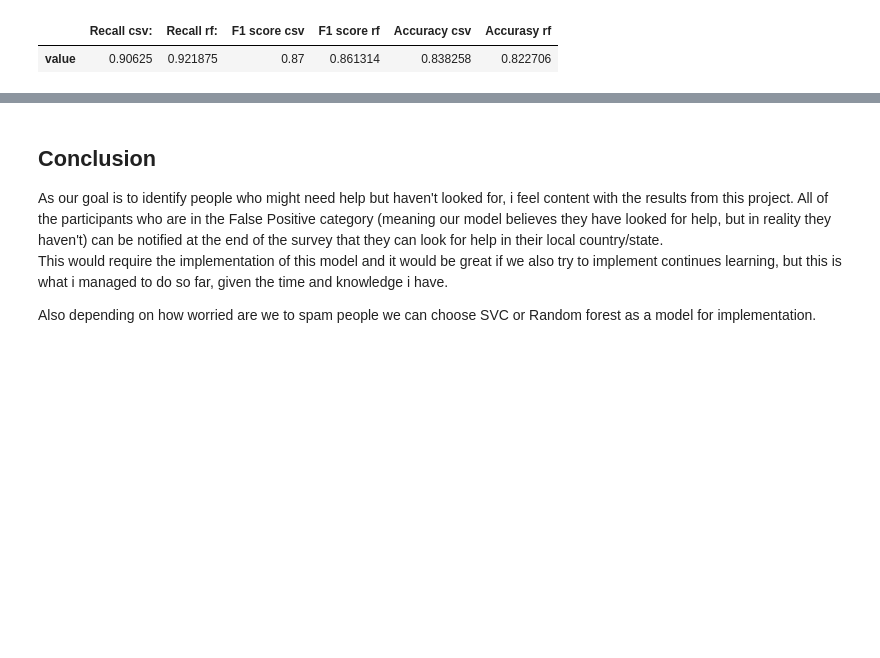
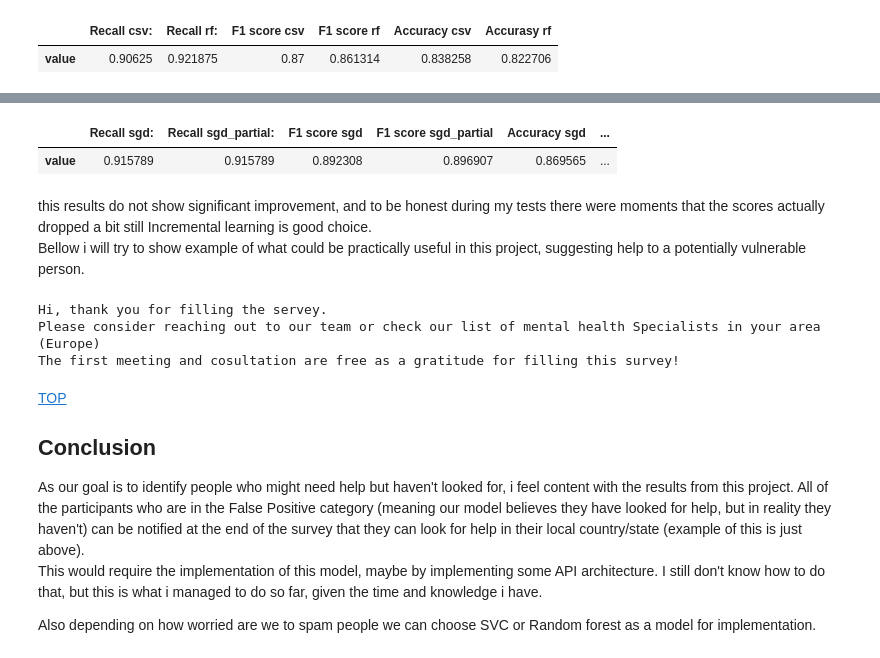
Before and after one commit to izkreizwam1/Machine-Learning-September-2023, a Jupyter notebook: Mental Prediction.ipynb, the cells around one changed output, grey strips where cells are left out. Cells and saved outputs as stored; diff of their text form; code cells hidden in the pictures; blank space fills up the shorter version.

Commit message:
Add files via upload
Added online learning to the project

```diff
--- a/Mental Prediction.ipynb
+++ b/Mental Prediction.ipynb
@@ -1091,0 +1080,6 @@ This means that we have identified 68 that sought have looked for treatment,but
+# %%
+# sgd_model = SGDClassifier()
+sgd_model = BernoulliNB(alpha=0, force_alpha=True)
+sgd_pipe= tomi_make_pipe(used_cols_17,sgd_model)
+# we will fit our model on the data from 2014 and 2016
+sgd_pipe.fit(pl_X_old, pl_y_old)
@@ -1092,8 +1106,43 @@ This means that we have identified 68 that sought have looked for treatment,but
+# %%
+# we will split the data from 2017 into 2 sets, and will use Incremental learning on the first and test on the second.
+il_X_train, il_X_test, il_y_train, il_y_test = train_test_split(pl_X_17,pl_y_17, random_state=42, test_size= 0.25)
+# %%
+#  as we want to compare if the Incremental learning has brought us better scores
+#  we will make a prediction also with the model trained only on 2014 and 2016
+pl_y_pred_17_sgd = sgd_pipe.predict(il_X_test)
+# %%
+# Apply partial fit
+partial_pipe_fit(sgd_pipe,il_X_train,il_y_train)
+# %%
+pl_y_pred_17_sgd_partial = sgd_pipe.predict(il_X_test)
+d_sgd= {'Recall sgd:' : metrics.recall_score(il_y_test, pl_y_pred_17_sgd), 'Recall sgd_partial:' :metrics.recall_score(il_y_test, pl_y_pred_17_sgd_partial),
+       'F1 score sgd': metrics.f1_score(il_y_test, pl_y_pred_17_sgd), 'F1 score sgd_partial' : metrics.f1_score(il_y_test, pl_y_pred_17_sgd_partial),
+      'Accuracy sgd' : accuracy_score(il_y_test, pl_y_pred_17_sgd), 'Accurasy sgd_partial' : accuracy_score(il_y_test, pl_y_pred_17_sgd_partial)}
+pd.DataFrame(d_sgd, columns=d_sgd.keys(), index=['value'])
+# %% [output]
+|  | Recall sgd: | Recall sgd_partial: | F1 score sgd | F1 score sgd_partial | Accuracy sgd | ... |
+| value | 0.915789 | 0.915789 | 0.892308 | 0.896907 | 0.869565 | ... |
+# %% [markdown]
+this results do not show significant improvement, and to be honest during my tests there were moments that the scores actually dropped a bit still Incremental learning is good choice.<br>
+Bellow i will try to show example of what could be practically useful in this project, suggesting help to a potentially vulnerable person.
+# %%
+for i in range(len(il_y_test)):
+    if sgd_pipe.predict(il_X_test.iloc[i:i+1]) == 1 and il_y_test[i] == 0:
+        print('Hi, thank you for filling the servey.')
+        print(f'Please consider reaching out to our team or check our list of mental health Specialists in your area ({list(il_X_test.iloc[i:i+1].Continent)[0] })')
+        print('The first meeting and cosultation are free as a gratitude for filling this survey!')
+        break
+# %% [output]
+Hi, thank you for filling the servey.
+Please consider reaching out to our team or check our list of mental health Specialists in your area (Europe)
+The first meeting and cosultation are free as a gratitude for filling this survey!
 # %% [markdown]
+[TOP](#topi)
+<a id='con'></a>
 ## Conclusion
 
 As our goal is to identify people who might need help but haven't looked for, i feel content with the results from this project.
-All of the participants who are in the False Positive category (meaning our model believes they have looked for help, but in reality they haven't) can be notified at the end of the survey that they can look for help in their local country/state.<br>
-This would require the implementation of this model and it would be great if we also try to implement continues learning, but this is what i managed to do so far, given the time and knowledge i have.
+All of the participants who are in the False Positive category (meaning our model believes they have looked for help, but in reality they haven't) can be notified at the end of the survey that they can look for help in their local country/state (example of this is just above).<br>
+This would require the implementation of this model, maybe by implementing some API architecture. I still don't know how to do that, but this is what i managed to do so far, given the time and knowledge i have.
 
 Also depending on how worried are we to spam people we can choose SVC or Random forest as a model for implementation.
```
Also changed, not shown: parts of 46 cells of this notebook, 6 other files.
